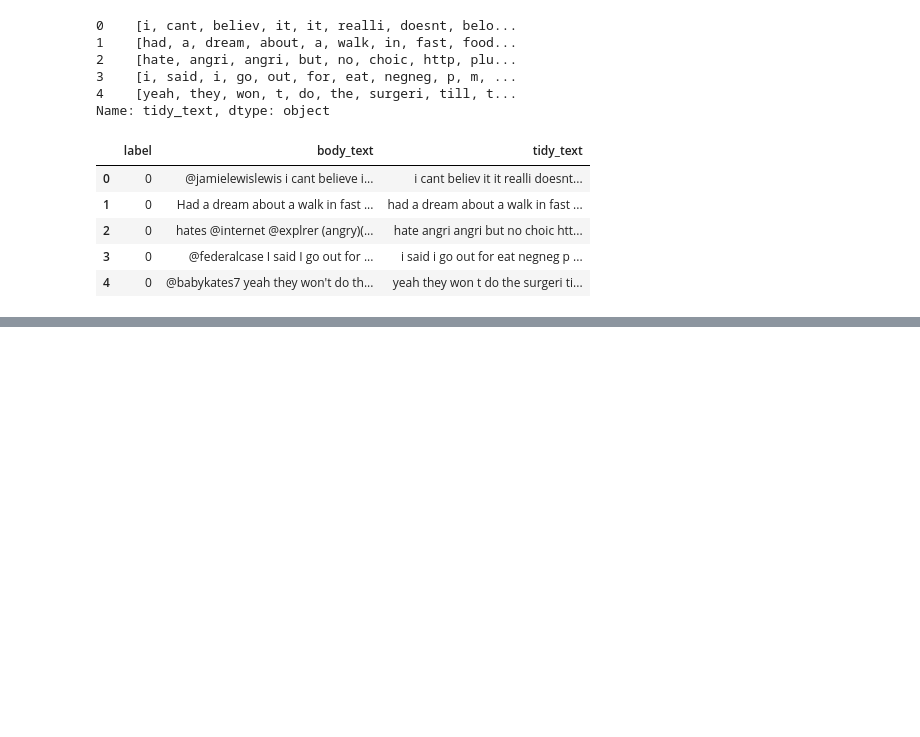
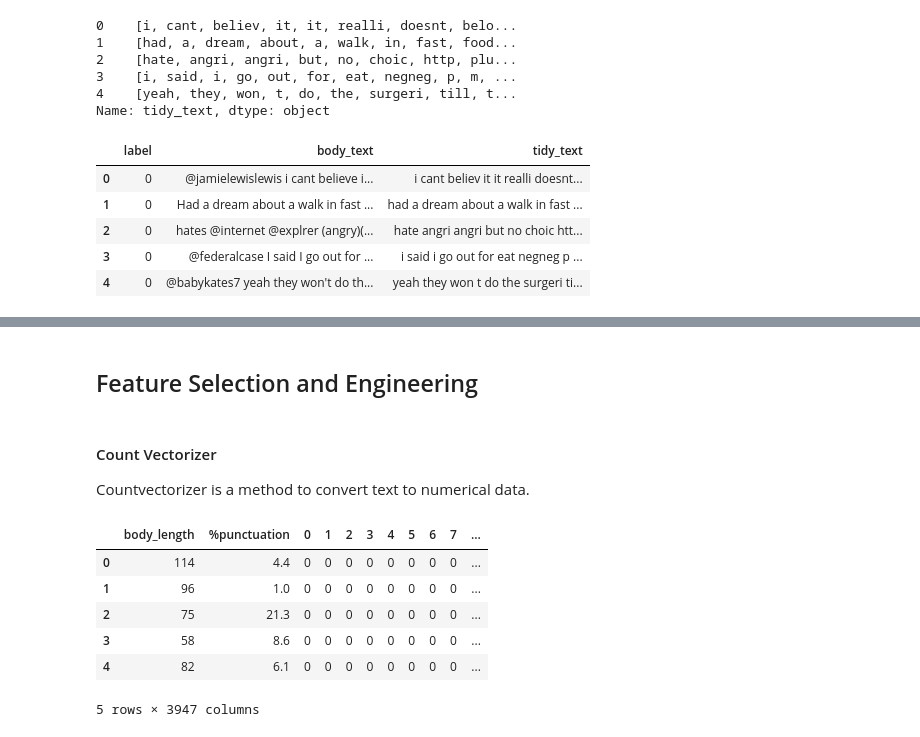
Before and after one commit to crisvarai/sentiment_analysis_deployment, a Jupyter notebook: Sentiment_Analysis_Implentation.ipynb, the cells around one changed output, grey strips where cells are left out. Saved outputs shown, nothing was run; the diff lists cells and outputs as text; code cells hidden in the pictures; blank space fills up the shorter version.

```diff
--- a/Sentiment_Analysis_Implentation.ipynb
+++ b/Sentiment_Analysis_Implentation.ipynb
@@ -136,3 +148,21 @@ data.head()
 | 2 | 0 | hates @internet @explrer (angry)(... | hate angri angri but no choic htt... | 75 | 21.3 |
 | 3 | 0 | @federalcase I said I go out for ... | i said i go out for eat negneg p ... | 58 | 8.6 |
 | 4 | 0 | @babykates7 yeah they won't do th... | yeah they won t do the surgeri ti... | 82 | 6.1 |
+# %% [markdown]
+## Feature Selection and Engineering
+# %% [markdown]
+#### Count Vectorizer
+Countvectorizer is a method to convert text to numerical data.
+# %%
+bow_vect = CountVectorizer(stop_words='english')
+bow = bow_vect.fit_transform(data['tidy_text'])
+X_count_feat = pd.concat([data['body_length'], data['%punctuation'], pd.DataFrame(bow.toarray())], axis=1)
+X_count_feat.head()
+# %% [output]
+|  | body_length | %punctuation | 0 | 1 | 2 | 3 | 4 | 5 | 6 | 7 | ... |
+| 0 | 114 | 4.4 | 0 | 0 | 0 | 0 | 0 | 0 | 0 | 0 | ... |
+| 1 | 96 | 1.0 | 0 | 0 | 0 | 0 | 0 | 0 | 0 | 0 | ... |
+| 2 | 75 | 21.3 | 0 | 0 | 0 | 0 | 0 | 0 | 0 | 0 | ... |
+| 3 | 58 | 8.6 | 0 | 0 | 0 | 0 | 0 | 0 | 0 | 0 | ... |
+| 4 | 82 | 6.1 | 0 | 0 | 0 | 0 | 0 | 0 | 0 | 0 | ... |
+5 rows × 3947 columns
```
Also changed, not shown: parts of 27 cells of this notebook.
